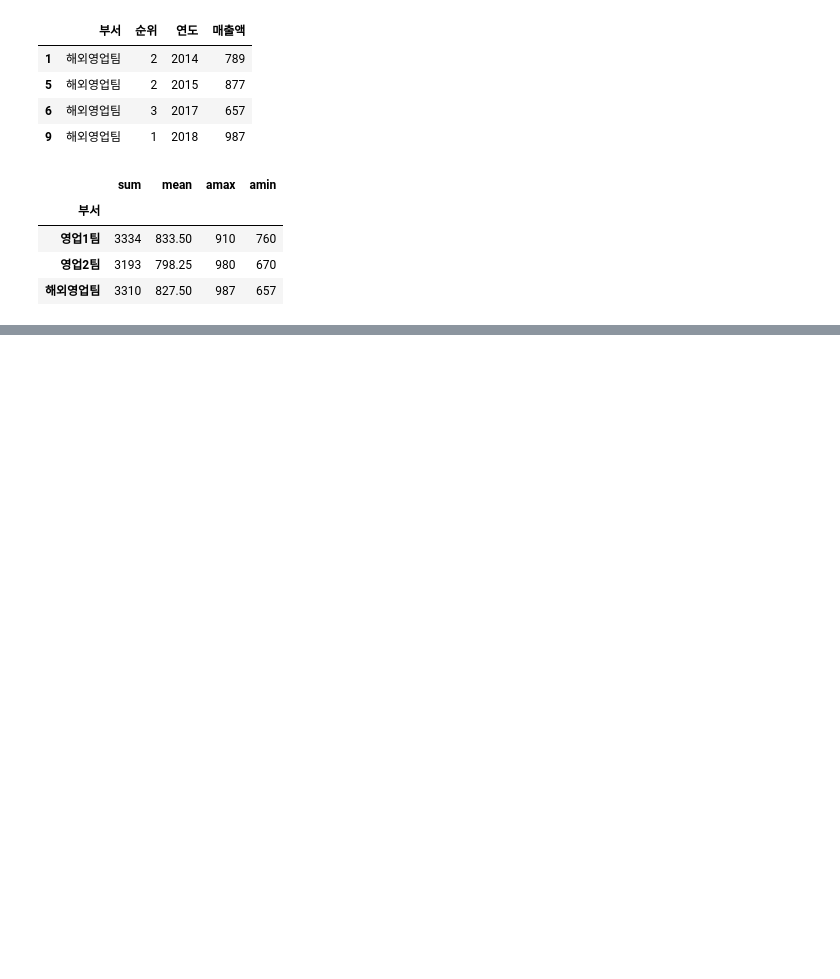
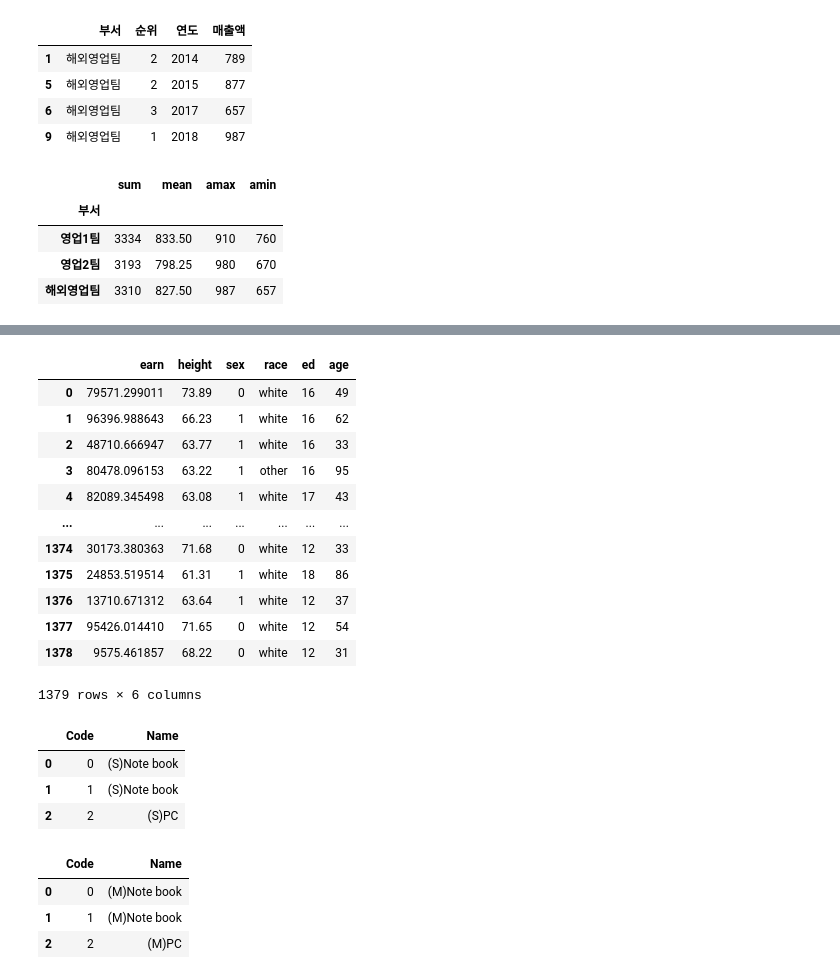
Before and after one commit to jjh9329/numpy-study, a Jupyter notebook: 02.Pandas/Pandas 실습.ipynb, the cells around one changed output, grey strips where cells are left out. Cells and saved outputs as stored; diff of their text form; code cells hidden in the pictures; blank space fills up the shorter version.

```diff
--- a/02.Pandas/Pandas 실습.ipynb
+++ b/02.Pandas/Pandas 실습.ipynb
@@ -1834,0 +2249,3 @@ grouped['매출액'].agg([np.sum,np.mean,np.max,np.min])
+# %%
+df= pd.read_csv('wages.csv')
+df.head()
@@ -1834,0 +2259,34 @@ grouped['매출액'].agg([np.sum,np.mean,np.max,np.min])
+# %%
+df['sex'].replace(['male','female'], [0,1], inplace=True)
+df
+# %% [output]
+|  | earn | height | sex | race | ed | age |
+| 0 | 79571.299011 | 73.89 | 0 | white | 16 | 49 |
+| 1 | 96396.988643 | 66.23 | 1 | white | 16 | 62 |
+| 2 | 48710.666947 | 63.77 | 1 | white | 16 | 33 |
+| 3 | 80478.096153 | 63.22 | 1 | other | 16 | 95 |
+| 4 | 82089.345498 | 63.08 | 1 | white | 17 | 43 |
+| ... | ... | ... | ... | ... | ... | ... |
+| 1374 | 30173.380363 | 71.68 | 0 | white | 12 | 33 |
+| 1375 | 24853.519514 | 61.31 | 1 | white | 18 | 86 |
+| 1376 | 13710.671312 | 63.64 | 1 | white | 12 | 37 |
+| 1377 | 95426.014410 | 71.65 | 0 | white | 12 | 54 |
+| 1378 | 9575.461857 | 68.22 | 0 | white | 12 | 31 |
+1379 rows × 6 columns
+# %%
+df = pd.DataFrame({'Code':np.arange(3),'Name':['(S)Note book', '(S)Note book', '(S)PC']})
+df
+# %% [output]
+|  | Code | Name |
+| 0 | 0 | (S)Note book |
+| 1 | 1 | (S)Note book |
+| 2 | 2 | (S)PC |
+# %%
+#regex = True(default 값) 로 설정하면 정규표현식에 의해 'S'문자열과 매칭되는 문자열을 '(M)'로 변경하라는 의미 : (S) -> ((M)) regex = False로 해결
+df['Name'] = df['Name'].str.replace('(S)','(M)')
+df
+# %% [output]
+|  | Code | Name |
+| 0 | 0 | (M)Note book |
+| 1 | 1 | (M)Note book |
+| 2 | 2 | (M)PC |
```
Also changed, not shown: parts of 68 cells of this notebook, 6 other files.
